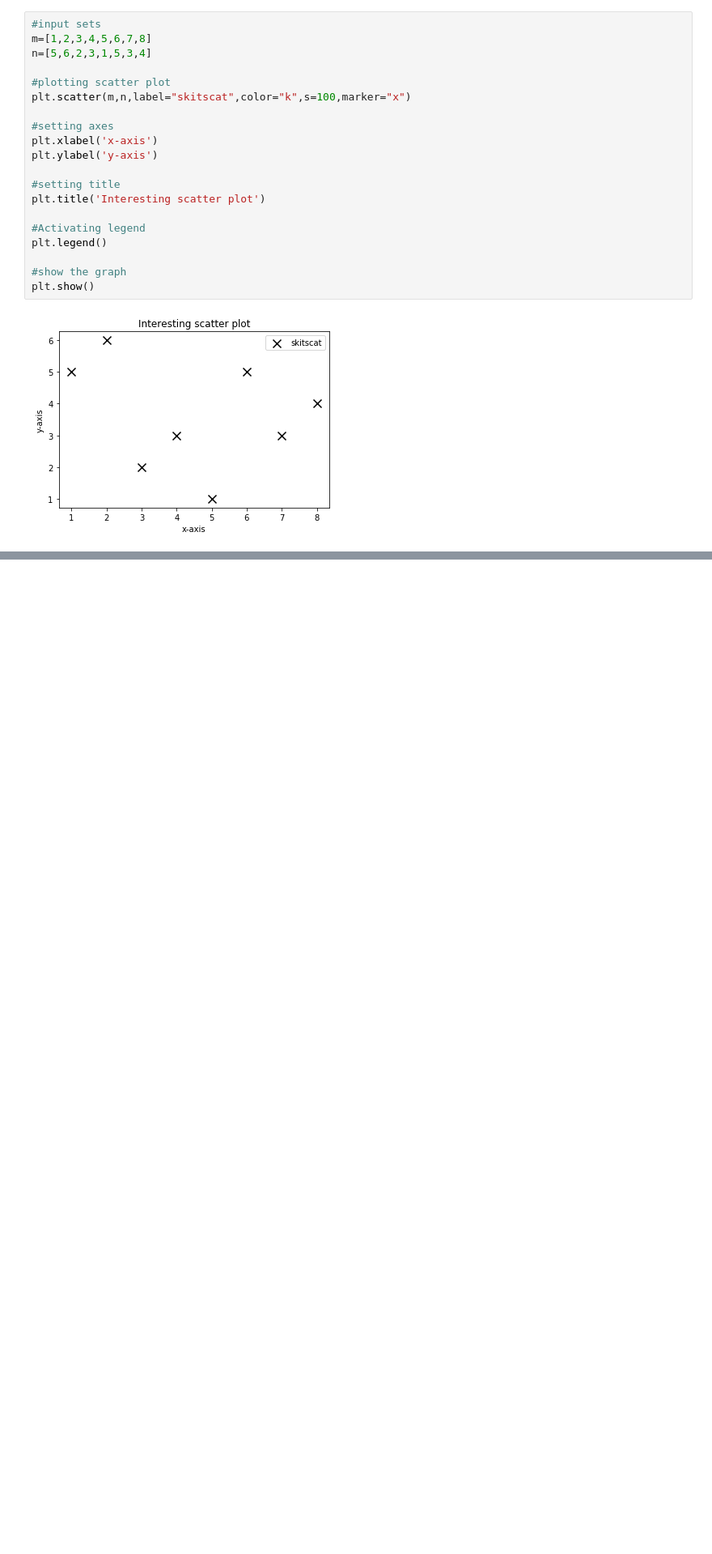
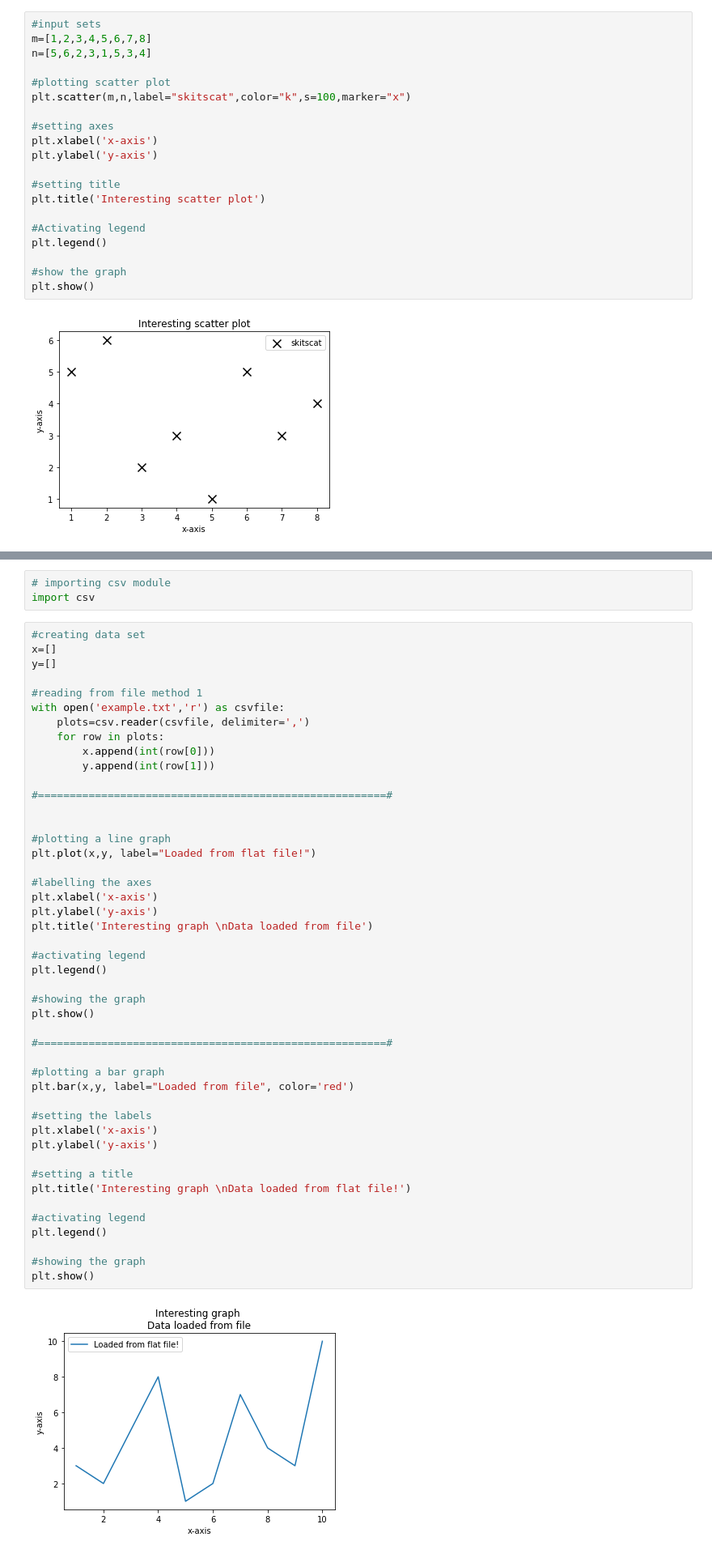
Before and after one commit to timamirrockdude/Python, a Jupyter notebook: Matplotlib_learning_guide.ipynb, the cells around one changed output, grey strips where cells are left out. Shown: that part at 81% size. Saved outputs shown, nothing was run; the diff lists cells and outputs as text; blank space fills up the shorter version.

```diff
--- a/Matplotlib_learning_guide.ipynb
+++ b/Matplotlib_learning_guide.ipynb
@@ -122,0 +172,51 @@ plt.show()
+# %%
+# importing csv module
+import csv
+# %%
+#creating data set
+x=[]
+y=[]
+
+#reading from file method 1
+with open('example.txt','r') as csvfile:
+    plots=csv.reader(csvfile, delimiter=',')
+    for row in plots:
+        x.append(int(row[0]))
+        y.append(int(row[1]))
+
+#=======================================================#
+
+
+#plotting a line graph
+plt.plot(x,y, label="Loaded from flat file!")
+
+#labelling the axes
+plt.xlabel('x-axis')
+plt.ylabel('y-axis')
+plt.title('Interesting graph \nData loaded from file')
+
+#activating legend
+plt.legend()
+
+#showing the graph
+plt.show()
+
+#=======================================================#
+
+#plotting a bar graph
+plt.bar(x,y, label="Loaded from file", color='red')
+
+#setting the labels
+plt.xlabel('x-axis')
+plt.ylabel('y-axis')
+
+#setting a title
+plt.title('Interesting graph \nData loaded from flat file!')
+
+#activating legend
+plt.legend()
+
+#showing the graph
+plt.show()
+# %% [output]
+[figure, added]
```
Also changed, not shown: parts of 12 cells of this notebook.
